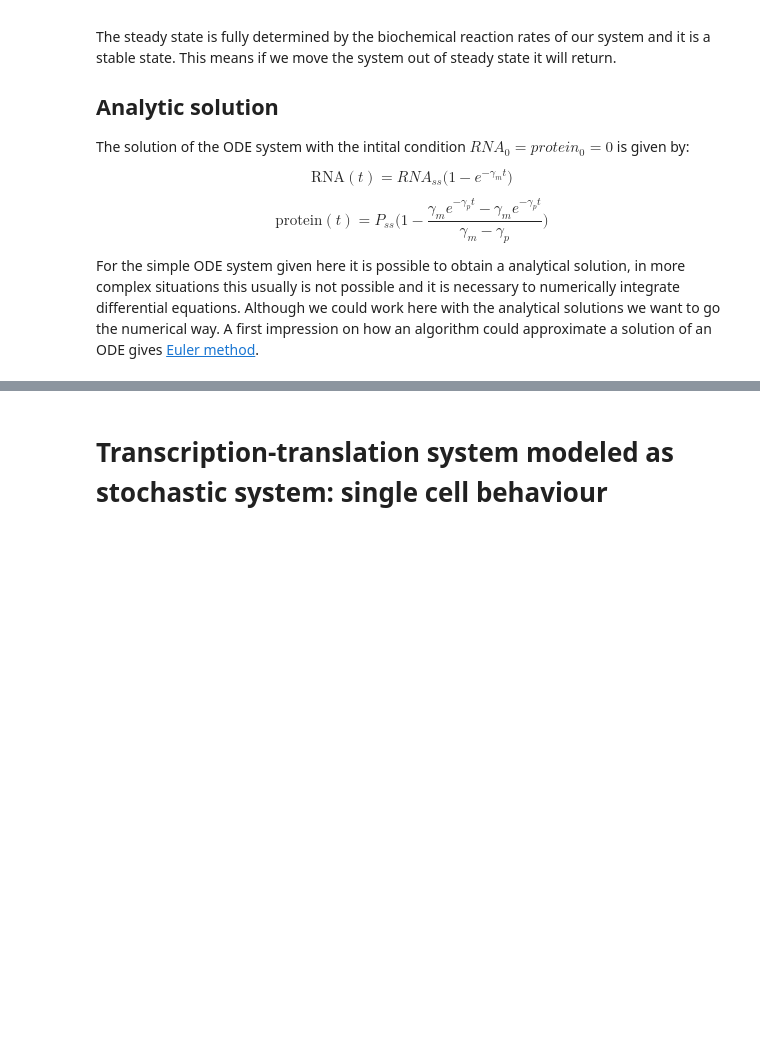
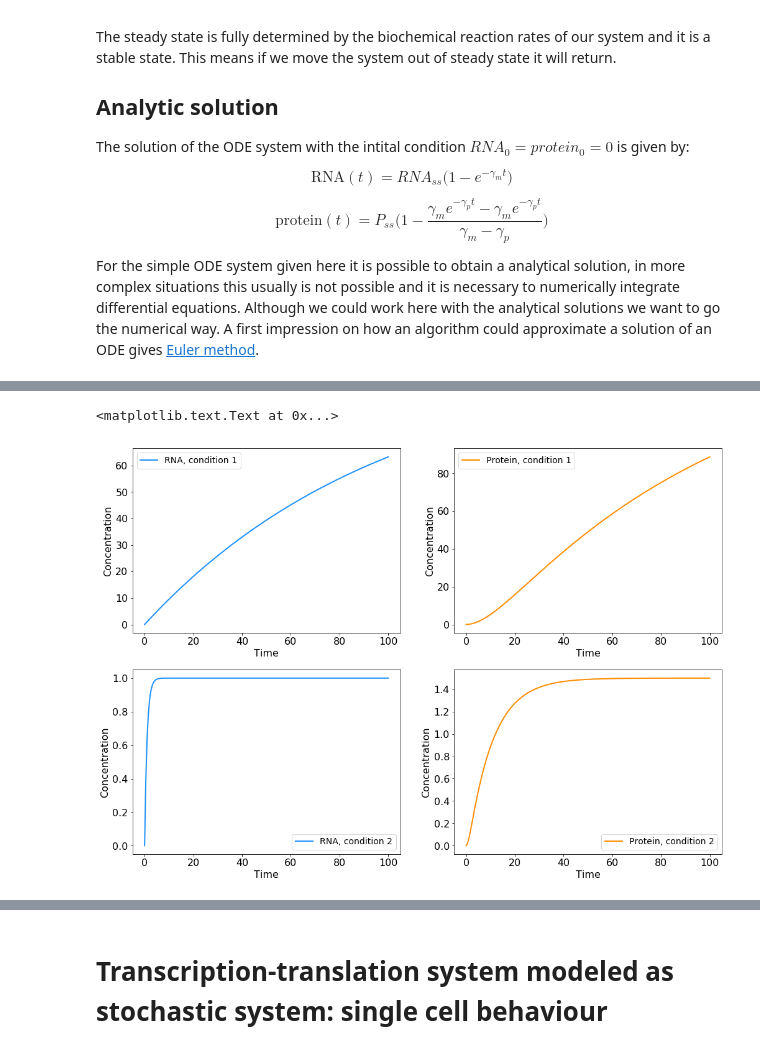
Before and after one commit to baumgast/Biomedicine-teaching, a Jupyter notebook: Biomedicine Master 2017, dynamic modeling.ipynb, the cells around one changed output, grey strips where cells are left out. Cells and saved outputs as stored; diff of their text form; code cells hidden in the pictures; blank space fills up the shorter version.

```diff
--- a/Biomedicine Master 2017, dynamic modeling.ipynb
+++ b/Biomedicine Master 2017, dynamic modeling.ipynb
@@ -146,0 +142,60 @@ ax[1].set_ylim(-0.3,steady_state_protein+steady_state_protein*0.1)
+# %%
+# define intial conditions
+RNA_0 = 0
+protein_0 = 0
+y_0 = [RNA_0,protein_0]
+
+# set the time vector
+tt = sp.linspace(0,100,200)
+
+#--------------------------------
+
+# I) define parameters and time vector to solve the ODEs (Reference parameters)
+beta = 1
+gamma_m = 0.01
+k = 0.15
+gamma_p = 0.1
+param = [beta,gamma_m,k,gamma_p]
+
+# solve the ODE system with the defined parameters and initial condition
+sol_deterministic = odeint(solve_ODE_transcription_translation,y_0,tt,args = (param,))
+
+#---------------------------------
+
+# II) define parameters and time vector to solve the ODEs (Perturbed parameters)
+beta = 1
+gamma_m = 1
+k = 0.15
+gamma_p = 0.1
+param1 = [beta,gamma_m,k,gamma_p]
+
+# solve the ODE system with the defined parameters and initial condition
+sol_deterministic1 = odeint(solve_ODE_transcription_translation,y_0,tt,args = (param1,))
+
+#---------------------------------
+
+# plot the result
+fig,ax = pl.subplots(2,2, figsize = (17,12))
+ax[0,0].plot(tt,sol_deterministic[:,0], label = 'RNA, condition 1', lw = line_width,color = color_rna)
+
+ax[0,0].legend(loc = 'best')
+ax[0,0].set_xlabel('Time')
+ax[0,0].set_ylabel('Concentration')
+
+ax[1,0].plot(tt,sol_deterministic1[:,0], label = 'RNA, condition 2', lw = line_width,color = color_rna)
+ax[1,0].legend(loc = 'best')
+ax[1,0].set_xlabel('Time')
+ax[1,0].set_ylabel('Concentration')
+
+ax[0,1].plot(tt,sol_deterministic[:,1], label = 'Protein, condition 1', lw = line_width, color = color_protein)
+ax[0,1].legend(loc = 'best')
+ax[0,1].set_xlabel('Time')
+ax[0,1].set_ylabel('Concentration')
+
+ax[1,1].plot(tt,sol_deterministic1[:,1], label = 'Protein, condition 2', lw = line_width, color = color_protein)
+ax[1,1].legend(loc = 'best')
+ax[1,1].set_xlabel('Time')
+ax[1,1].set_ylabel('Concentration')
+# %% [output]
+<matplotlib.text.Text at 0x...>
+[figure, added]
```
Also changed, not shown: parts of 25 cells of this notebook.
